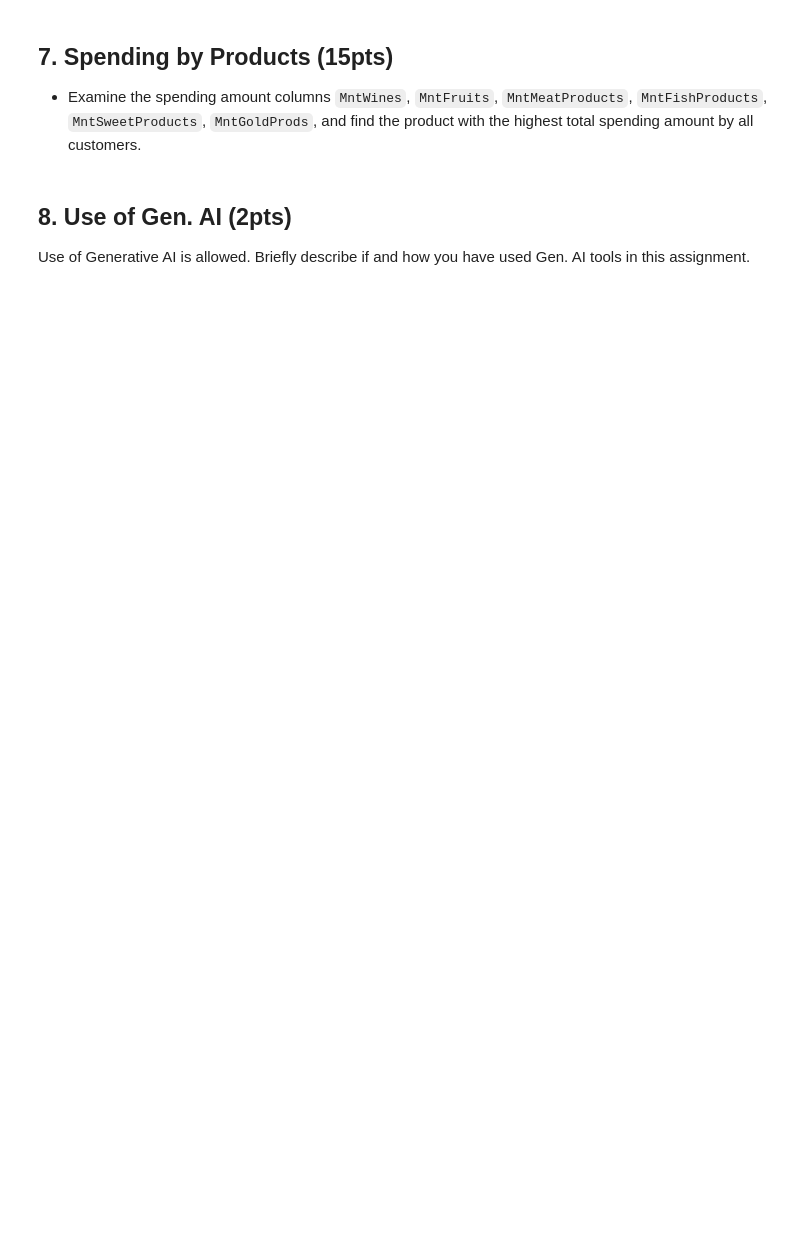
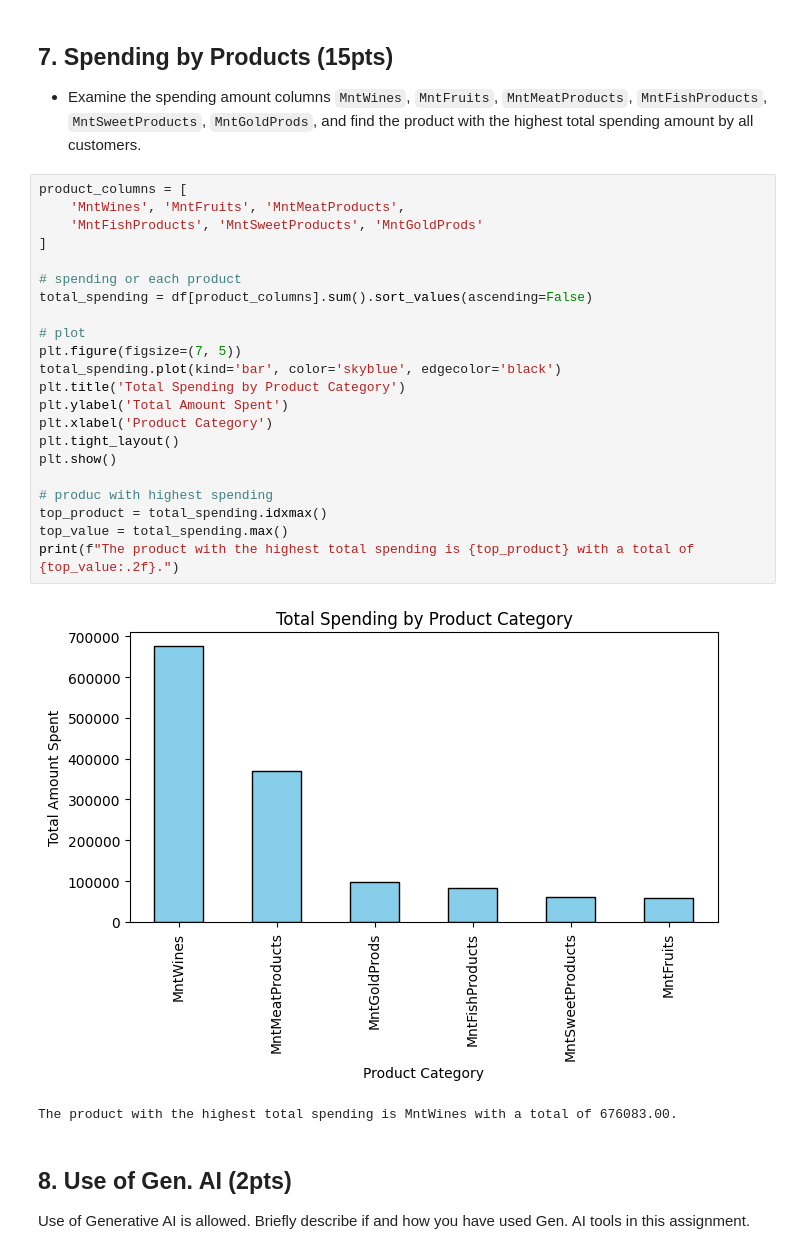
Before and after one commit to Data-Analytics-with-Python/individual-assignment-i-torkelfaa, a Jupyter notebook: Assignment_Notebook_1.ipynb, the cells around one changed output. Drawn from its saved outputs; the diff is of its cells as text; blank space fills up the shorter version.

```diff
--- a/Assignment_Notebook_1.ipynb
+++ b/Assignment_Notebook_1.ipynb
@@ -64,6 +198,31 @@ Please complete all task requested and answer all questions explicitly and suppo
 ## 7. Spending by Products (15pts)
 
 * Examine the spending amount columns `MntWines`,	`MntFruits`,	`MntMeatProducts`,	`MntFishProducts`,	`MntSweetProducts`,	`MntGoldProds`, and find the product with the highest total spending amount by all customers.
+# %%
+product_columns = [
+    'MntWines', 'MntFruits', 'MntMeatProducts',
+    'MntFishProducts', 'MntSweetProducts', 'MntGoldProds'
+]
+
+# spending or each product
+total_spending = df[product_columns].sum().sort_values(ascending=False)
+
+# plot
+plt.figure(figsize=(7, 5))
+total_spending.plot(kind='bar', color='skyblue', edgecolor='black')
+plt.title('Total Spending by Product Category')
+plt.ylabel('Total Amount Spent')
+plt.xlabel('Product Category')
+plt.tight_layout()
+plt.show()
+
+# produc with highest spending
+top_product = total_spending.idxmax()
+top_value = total_spending.max()
+print(f"The product with the highest total spending is {top_product} with a total of {top_value:.2f}.")
+# %% [output]
+[figure, added]
+The product with the highest total spending is MntWines with a total of 676083.00.
 # %% [markdown]
 ## 8. Use of Gen. AI (2pts)
 
```
Also changed, not shown: parts of 10 cells of this notebook.
